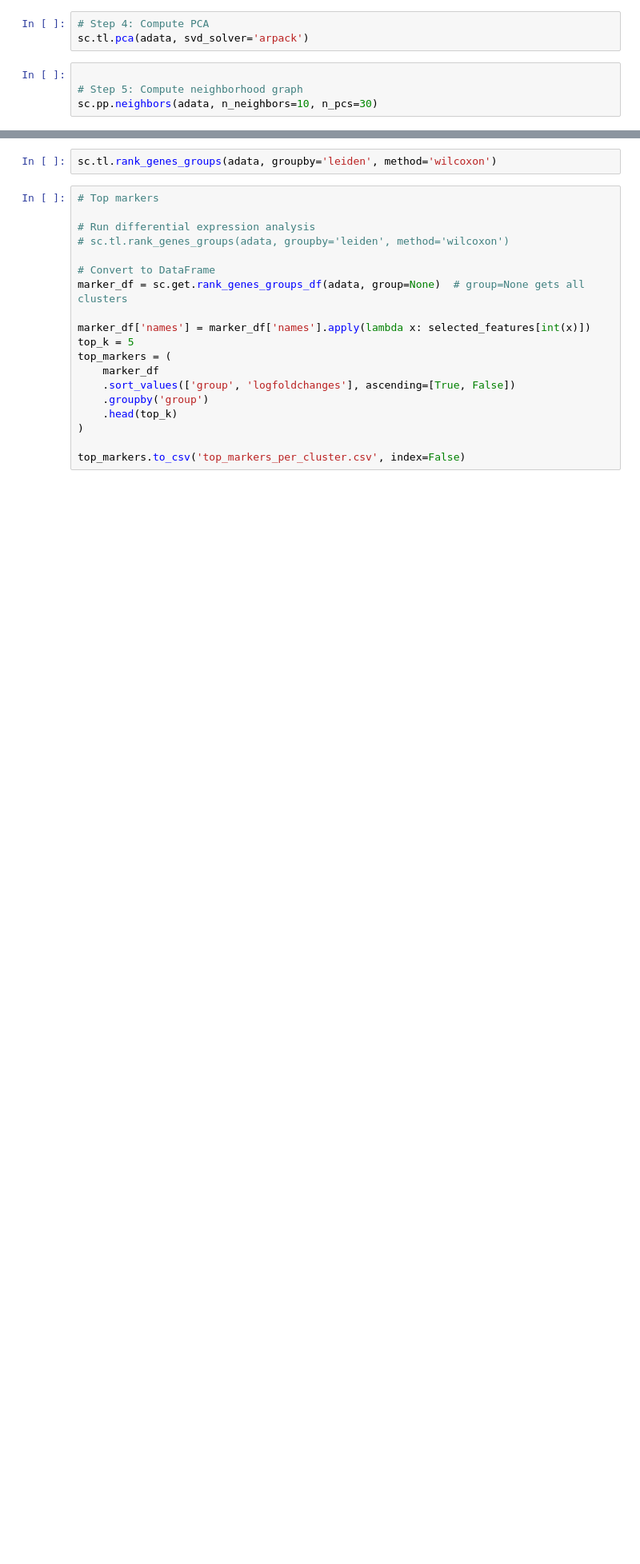
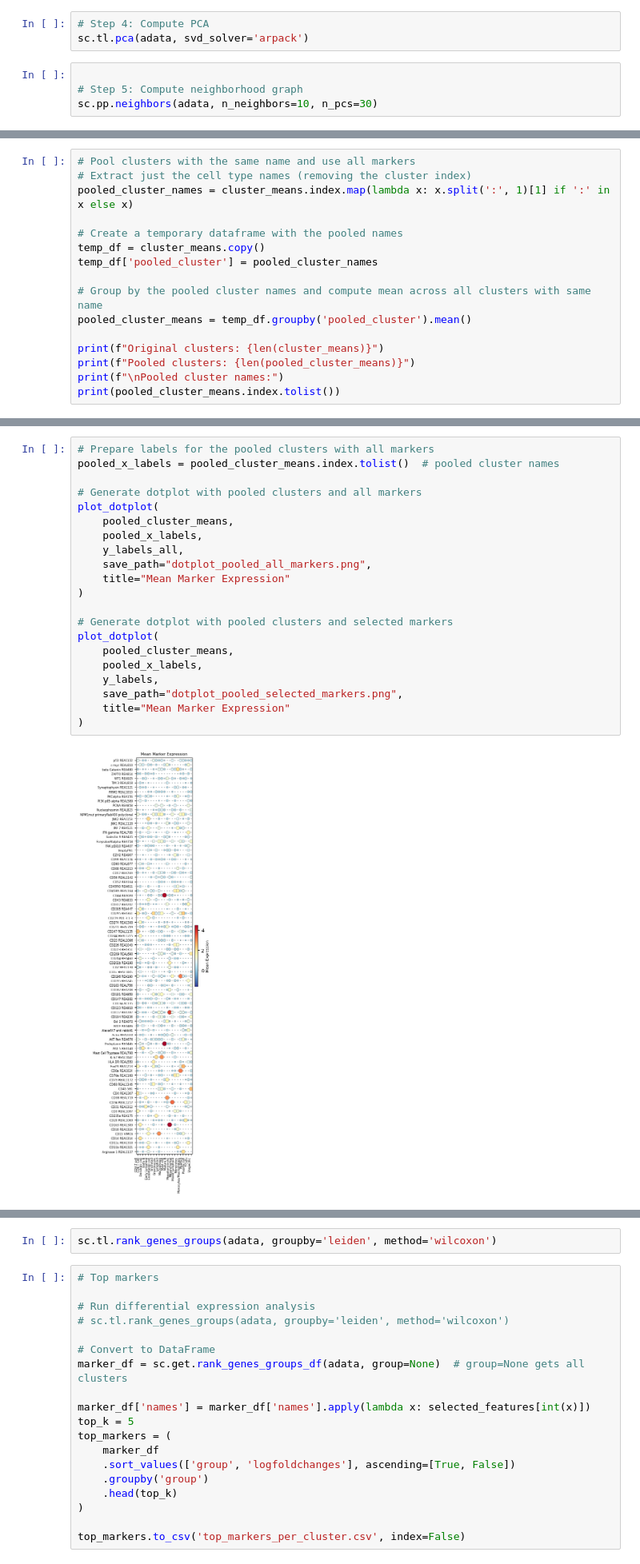
Before and after one commit to HaemanthSP/multiplex-imaging-analysis, a Jupyter notebook: clustering.ipynb, the cells around one changed output, grey strips where cells are left out. Shown at 80% size. Cells and saved outputs as stored; diff of their text form; blank space fills up the shorter version.

```diff
--- a/clustering.ipynb
+++ b/clustering.ipynb
@@ -400,0 +328,16 @@ plt.show()
+# %%
+# Pool clusters with the same name and use all markers
+# Extract just the cell type names (removing the cluster index)
+pooled_cluster_names = cluster_means.index.map(lambda x: x.split(':', 1)[1] if ':' in x else x)
+
+# Create a temporary dataframe with the pooled names
+temp_df = cluster_means.copy()
+temp_df['pooled_cluster'] = pooled_cluster_names
+
+# Group by the pooled cluster names and compute mean across all clusters with same name
+pooled_cluster_means = temp_df.groupby('pooled_cluster').mean()
+
+print(f"Original clusters: {len(cluster_means)}")
+print(f"Pooled clusters: {len(pooled_cluster_means)}")
+print(f"\nPooled cluster names:")
+print(pooled_cluster_means.index.tolist())
@@ -400,0 +350,23 @@ plt.show()
+# %%
+# Prepare labels for the pooled clusters with all markers
+pooled_x_labels = pooled_cluster_means.index.tolist()  # pooled cluster names
+
+# Generate dotplot with pooled clusters and all markers
+plot_dotplot(
+    pooled_cluster_means,
+    pooled_x_labels,
+    y_labels_all,
+    save_path="dotplot_pooled_all_markers.png",
+    title="Mean Marker Expression"
+)
+
+# Generate dotplot with pooled clusters and selected markers
+plot_dotplot(
+    pooled_cluster_means,
+    pooled_x_labels,
+    y_labels,
+    save_path="dotplot_pooled_selected_markers.png",
+    title="Mean Marker Expression"
+)
+# %% [output]
+[figure, added]
```
Also changed, not shown: parts of 21 cells of this notebook, 8 other files.
